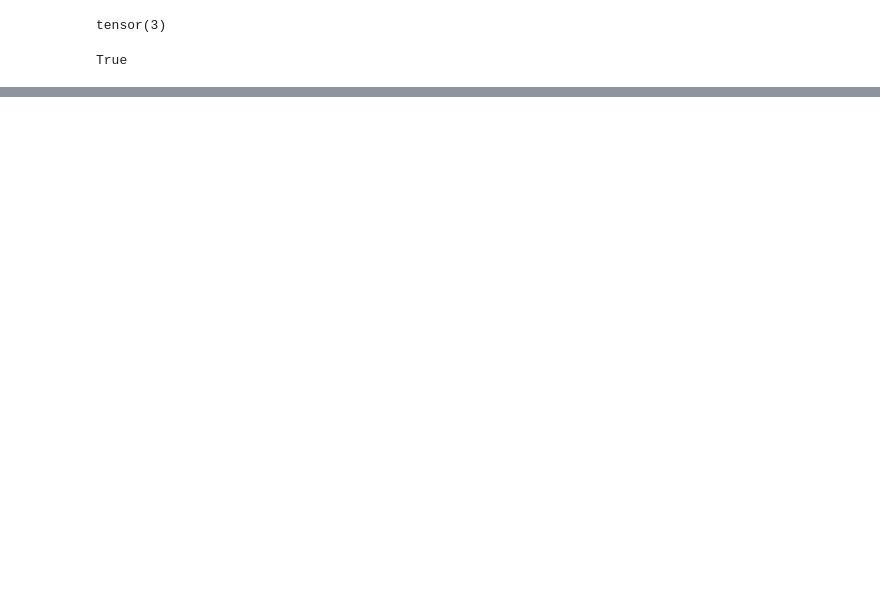
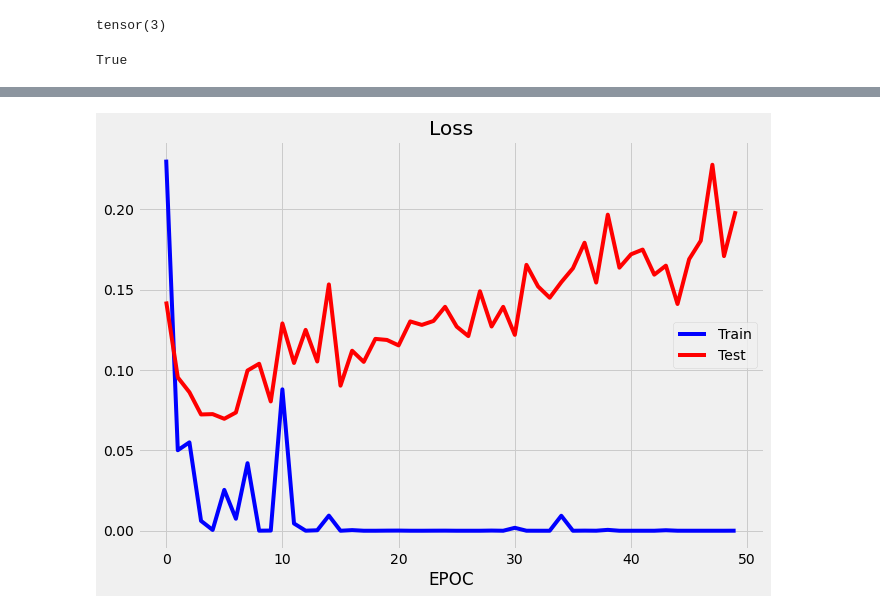
Before and after one commit to VokiVon-P/OTUS_DL, a Jupyter notebook: HW_L03/hw_overfit_mnist.ipynb, the cells around one changed output, grey strips where cells are left out. Saved outputs shown, nothing was run; the diff lists cells and outputs as text; code cells hidden in the pictures; blank space fills up the shorter version.

```diff
--- a/HW_L03/hw_overfit_mnist.ipynb
+++ b/HW_L03/hw_overfit_mnist.ipynb
@@ -196,3 +201,15 @@ plt.plot(test_loss_history);
+# %%
+fig, ax = plt.subplots(figsize=(10, 7))
+
+ax.set_title('Loss')
+ax.set_xlabel('EPOC')
+ax.plot(train_loss_history, 'b', label='Train');
+ax.plot(test_loss_history, 'r', label='Test');
+ax.legend()
+
+plt.show()
+# %% [output]
+[figure, added]
 # %%
 idx_loss_min = np.argmin(test_loss_history)
 print(f'Min loss = {test_loss_history[idx_loss_min]}, index = {idx_loss_min}, Accuracy = {test_accuracy_history[idx_loss_min]}')
```
Also changed, not shown: parts of 12 cells of this notebook.
